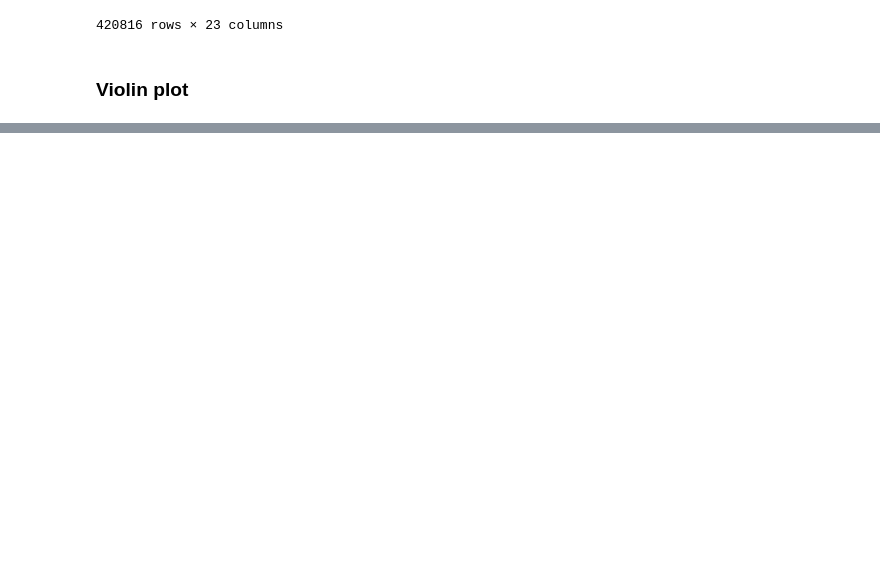
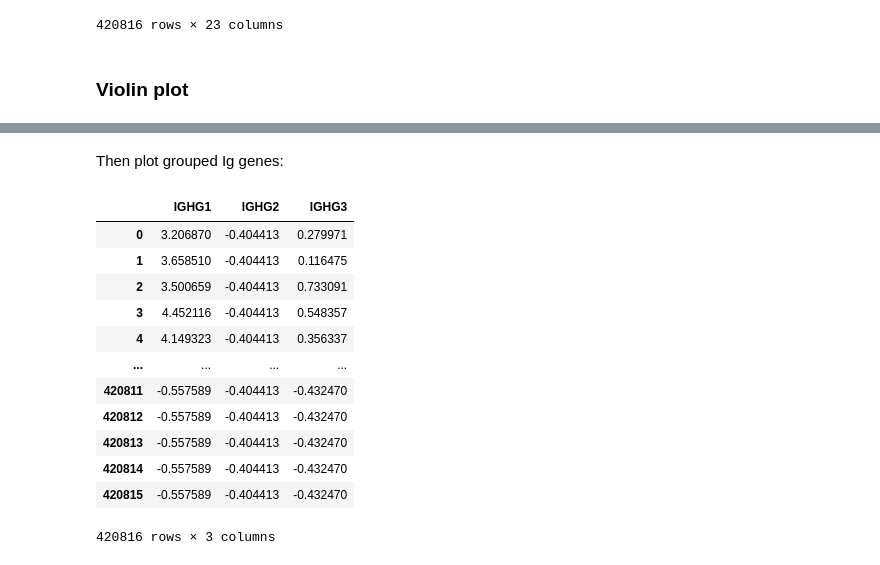
Before and after one commit to jnktsj/jutil, a Jupyter notebook: notebooks/ctc_violin_plots.ipynb, the cells around one changed output, grey strips where cells are left out. Cells and saved outputs as stored; diff of their text form; code cells hidden in the pictures; blank space fills up the shorter version.

```diff
--- a/notebooks/ctc_violin_plots.ipynb
+++ b/notebooks/ctc_violin_plots.ipynb
@@ -61,18 +61,29 @@ meta_dict = dict()
 for i, row in meta.iterrows():
     row_i = dict(row[[c for c in cols.keys() if c != "tissue_type"]])
     for bm_id in row["BM_CATISSUE_SAMPLE_ID"].split("/"):
-        meta_dict.setdefault(bm_id, copy.deepcopy(row_i))
-        meta_dict[bm_id]["tissue_type"] = "BM"
+        sid = bm_id + "_BM"
+        meta_dict.setdefault(sid, copy.deepcopy(row_i))
+        meta_dict[sid]["tissue_type"] = "BM"
     for ctc_id in row["CTC_CATISSUE_SAMPLE_ID"].split("/"):
-        meta_dict.setdefault(ctc_id, copy.deepcopy(row_i))
-        meta_dict[ctc_id]["tissue_type"] = "CTC"
+        sid = ctc_id + "_CTC"
+        meta_dict.setdefault(sid, copy.deepcopy(row_i))
+        meta_dict[sid]["tissue_type"] = "CTC"
+
+# initialize new columns with NaN
 for meta_col, new_col in cols.items():
     adata.obs[new_col] = pd.Series(np.full(adata.n_obs, np.nan), dtype=str)
 
 # iterate and insert data
 # this adata object is index by cell barcode (e.g. 'GACAGAGAGTGACTCT-1-0-0')
 for cb, row in adata.obs.iterrows():
-    sid = adata.obs.loc[cb, "sample_id"].split("_")[0]
+    s = adata.obs.loc[cb, "sample_id"].split("_")
+    sid, sty = s[0], s[2]
+    if sty == "BM":
+        sid += "_BM"
+    elif sty == "PB":
+        sid += "_CTC"
+    else:
+        raise Exception("unknown type: {}".format(sty))
     for meta_col in map(str, meta_dict[sid].keys()):
         adata.obs.at[cb, cols[meta_col]] = meta_dict[sid][meta_col]
 
@@ -180,0 +291,34 @@ Index(['latent_RT_efficiency', 'latent_cell_probability', 'latent_scale',
+# %% [markdown]
+Then plot grouped Ig genes:
+# %%
+# marker gene order
+marker_genes = ["IGHG1", "IGHG2", "IGHG3", "IGHA1", "IGHA2",
+                "IGHM", "IGHD", "IGHE", "IGKC", "IGLC1", "IGLC2", "IGLC3"]
+
+# marker gene grouping
+marker_gene_group = OrderedDict( { "IGHG": ["IGHG1", "IGHG2", "IGHG3"],
+                                   "IGHA": ["IGHA1", "IGHA2"],
+                                   "IGHM": ["IGHM"],
+                                   "IGHD": ["IGHD"],
+                                   "IGHE": ["IGHE"],
+                                   "IGKC": ["IGKC"],
+                                   "IGLC": ["IGLC1", "IGLC2", "IGLC3"] } )
+
+df = sc.get.obs_df(adata, ["patient_id", "tissue_type"]+marker_genes).reset_index()
+np.expm1(df[marker_gene_group["IGHG"]])
+
+## we won't do it for now to figure out a potentially contaminated sample ('30_SMM') with IGHE expression
+# %% [output]
+|  | IGHG1 | IGHG2 | IGHG3 |
+| 0 | 3.206870 | -0.404413 | 0.279971 |
+| 1 | 3.658510 | -0.404413 | 0.116475 |
+| 2 | 3.500659 | -0.404413 | 0.733091 |
+| 3 | 4.452116 | -0.404413 | 0.548357 |
+| 4 | 4.149323 | -0.404413 | 0.356337 |
+| ... | ... | ... | ... |
+| 420811 | -0.557589 | -0.404413 | -0.432470 |
+| 420812 | -0.557589 | -0.404413 | -0.432470 |
+| 420813 | -0.557589 | -0.404413 | -0.432470 |
+| 420814 | -0.557589 | -0.404413 | -0.432470 |
+| 420815 | -0.557589 | -0.404413 | -0.432470 |
+420816 rows × 3 columns
```
Also changed, not shown: parts of 12 cells of this notebook, 3 other files.
